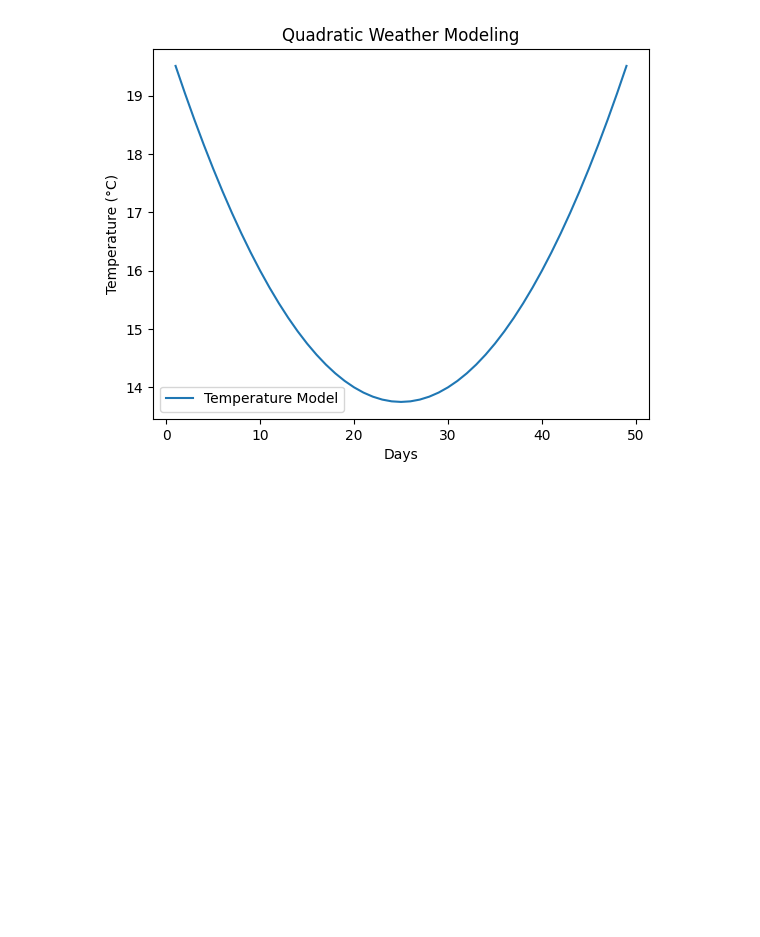
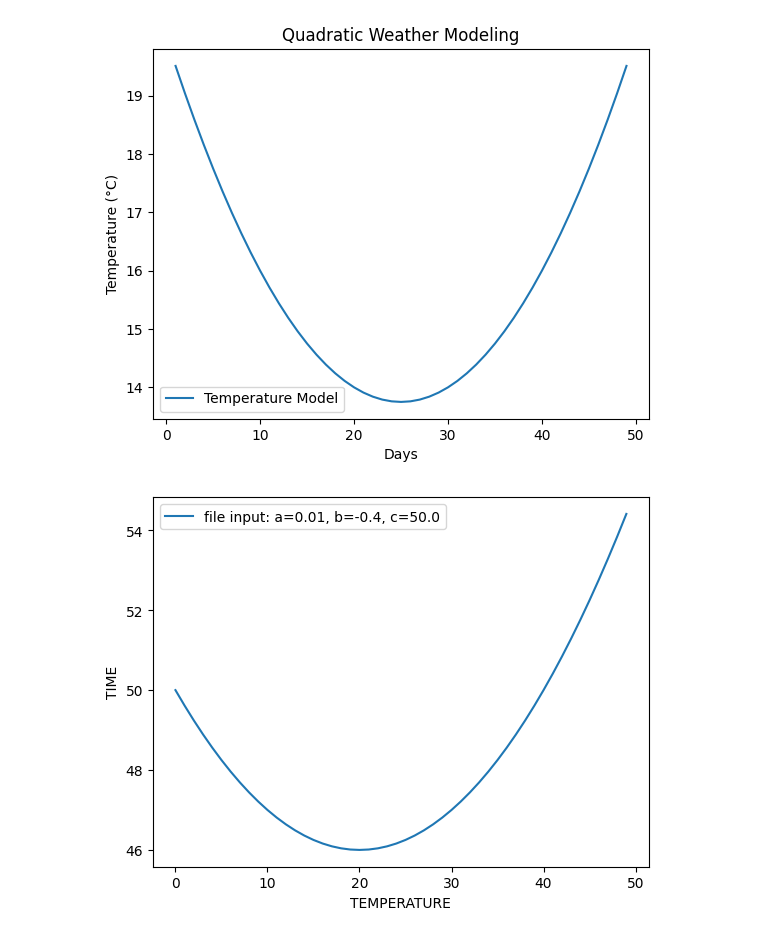
Before and after one commit to sahiti2003/softwareengineering1437, a Jupyter notebook: Untitled14.ipynb, the cells around one changed output. Drawn from its saved outputs; the diff is of its cells as text; code cells hidden in the pictures; blank space fills up the shorter version.

```diff
--- a/Untitled14.ipynb
+++ b/Untitled14.ipynb
@@ -24,17 +0,0 @@ p.show()
-# %%
-import matplotlib.pyplot as p
-import numpy as np
-def quadratic(time,a,b,c):
-  temp=a*time**2+b*time+c
-  return temp
-n=int(input("Enter no of sets"))
-for i in range(n):
-  print("enter",i+1,"set value")
-  a=float(input("Enter a value: "))
-  b=float(input("Enter b value: "))
-  c=float(input("Enter c value: "))
-  time=np.arange(0,50,1)
-  p.plot(time,quadratic(time,a,b,c))
-p.xlabel("TEMPERATURE")
-p.ylabel("TIME")
-p.show()
@@ -115,3 +35,24 @@ enter a values: 0.01
 enter b values: -0.5
 enter c values: 20
 [figure]
+# %%
+import matplotlib.pyplot as plt
+import numpy as np
+
+def quadratic(time, a, b, c):
+    temp = a * time**2 + b * time + c
+    return temp
+
+with open("file.txt", 'r') as f:
+    coefficients = [float(value) for value in f.read().strip().split()]
+
+a, b, c = coefficients
+
+time = np.arange(0, 50, 1)
+plt.plot(time, quadratic(time, a, b, c), label=f'file input: a={a}, b={b}, c={c}')
+plt.xlabel("TEMPERATURE")
+plt.ylabel("TIME")
+plt.legend()
+plt.show()
+# %% [output]
+[figure, added]
```
Also changed, not shown: parts of 5 cells of this notebook.
